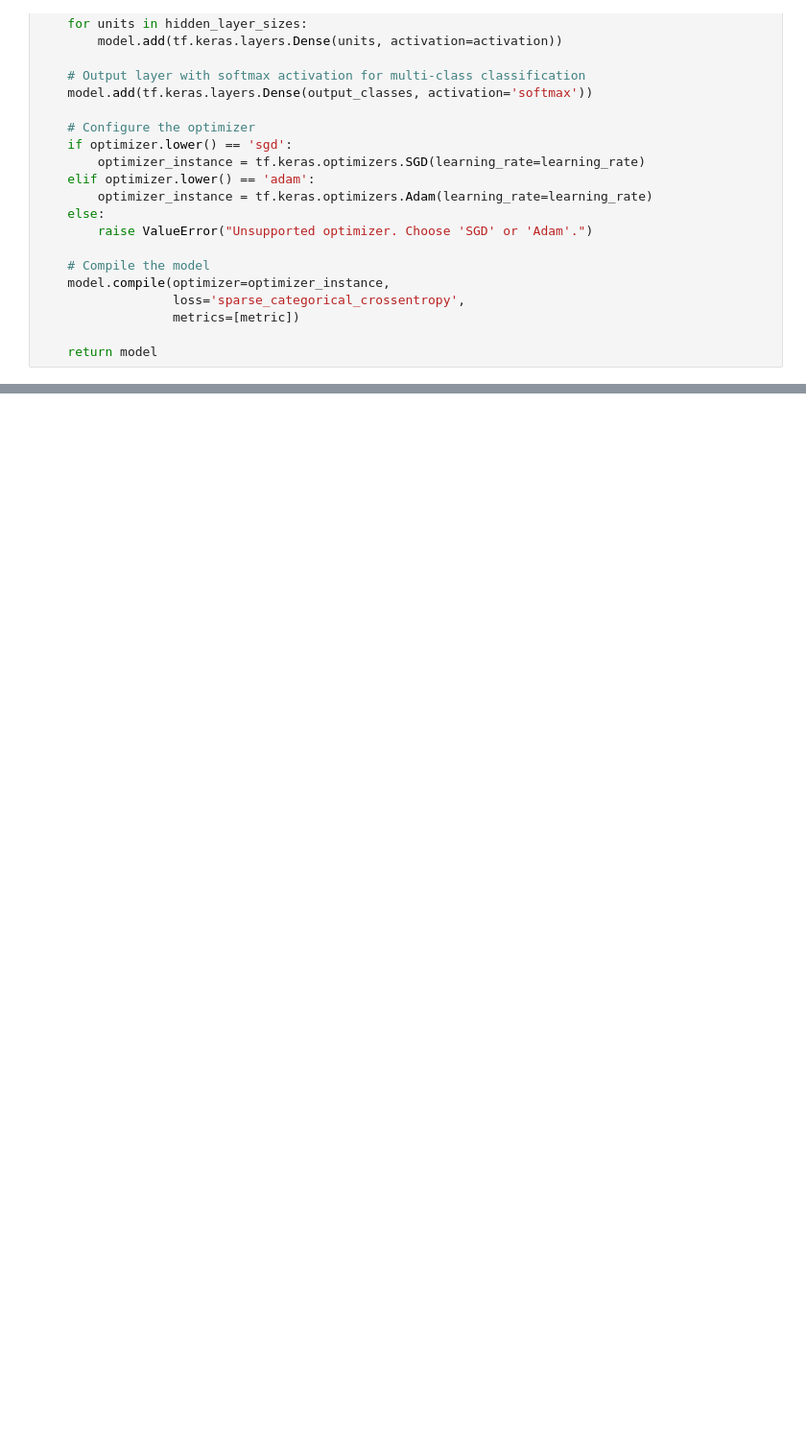
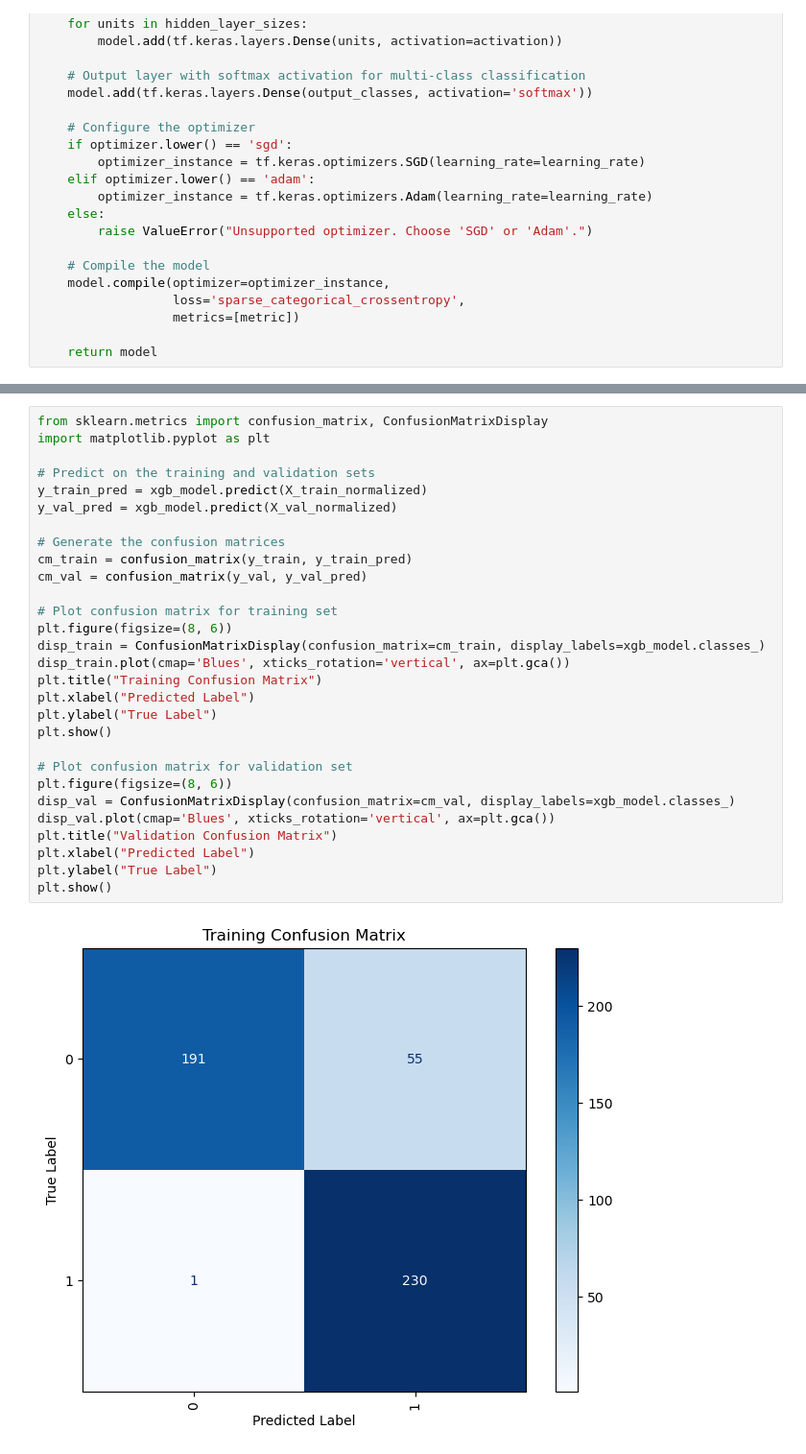
Before and after one commit to erica-landreth/datasci207_fa24_01_LMRSW, a Jupyter notebook: EDA/NR_EIL_EDA_imputation_clustering2.ipynb, the cells around one changed output, grey strips where cells are left out. Shown at 96% size. Saved outputs shown, nothing was run; the diff lists cells and outputs as text; blank space fills up the shorter version.

```diff
--- a/EDA/NR_EIL_EDA_imputation_clustering2.ipynb
+++ b/EDA/NR_EIL_EDA_imputation_clustering2.ipynb
@@ -852,0 +973,31 @@ Running experiment with config: {'hidden_layer_sizes': [256, 128], 'activation':
+# %%
+from sklearn.metrics import confusion_matrix, ConfusionMatrixDisplay
+import matplotlib.pyplot as plt
+
+# Predict on the training and validation sets
+y_train_pred = xgb_model.predict(X_train_normalized)
+y_val_pred = xgb_model.predict(X_val_normalized)
+
+# Generate the confusion matrices
+cm_train = confusion_matrix(y_train, y_train_pred)
+cm_val = confusion_matrix(y_val, y_val_pred)
+
+# Plot confusion matrix for training set
+plt.figure(figsize=(8, 6))
+disp_train = ConfusionMatrixDisplay(confusion_matrix=cm_train, display_labels=xgb_model.classes_)
+disp_train.plot(cmap='Blues', xticks_rotation='vertical', ax=plt.gca())
+plt.title("Training Confusion Matrix")
+plt.xlabel("Predicted Label")
+plt.ylabel("True Label")
+plt.show()
+
+# Plot confusion matrix for validation set
+plt.figure(figsize=(8, 6))
+disp_val = ConfusionMatrixDisplay(confusion_matrix=cm_val, display_labels=xgb_model.classes_)
+disp_val.plot(cmap='Blues', xticks_rotation='vertical', ax=plt.gca())
+plt.title("Validation Confusion Matrix")
+plt.xlabel("Predicted Label")
+plt.ylabel("True Label")
+plt.show()
+# %% [output]
+[figure, added]
```
Also changed, not shown: parts of 24 cells of this notebook.
